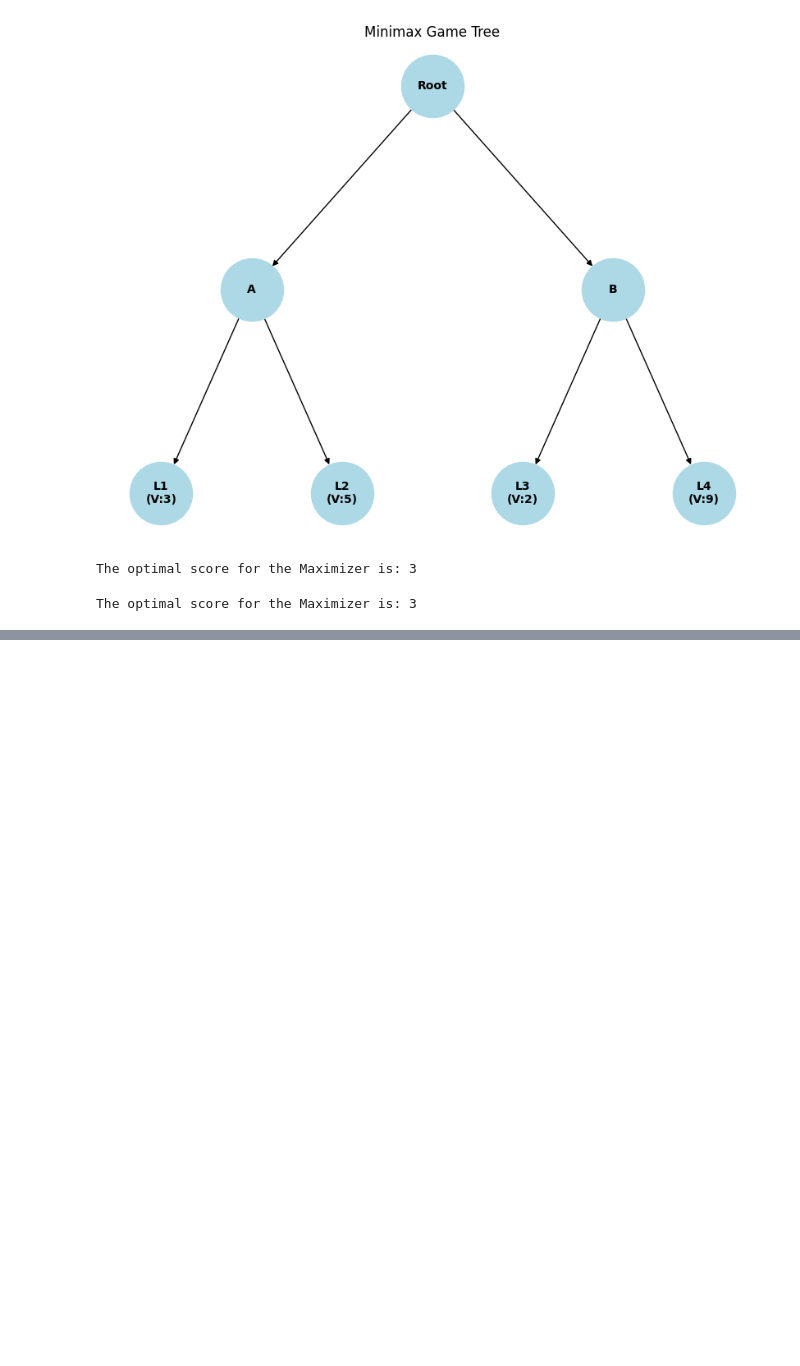
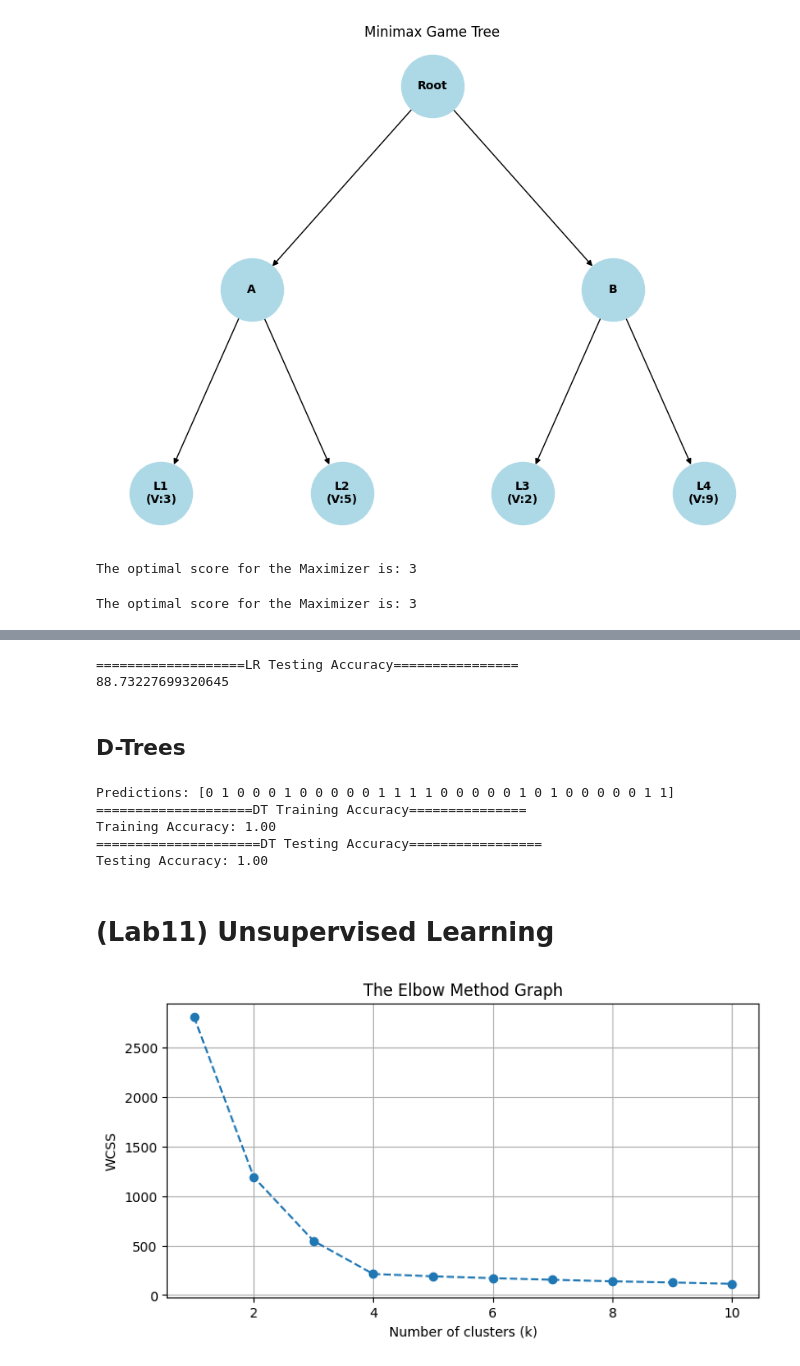
Before and after one commit to R4F4I/semester-4-FAST-K240009, a Jupyter notebook: AI/lab/final_prep/adversarial_search.ipynb, the cells around one changed output, grey strips where cells are left out. Cells and saved outputs as stored; diff of their text form; code cells hidden in the pictures; blank space fills up the shorter version.

```diff
--- a/AI/lab/final_prep/adversarial_search.ipynb
+++ b/AI/lab/final_prep/adversarial_search.ipynb
@@ -208,0 +473,68 @@ The optimal score for the Maximizer is: 3
+# %%
+from sklearn.metrics import r2_score
+print('===================LR Testing Accuracy================')
+teachLR = r2_score(y_test, PredictionLR)
+testingAccLR = teachLR * 100
+print(testingAccLR)
+# %% [output]
+===================LR Testing Accuracy================
+88.73227699320645
+# %% [markdown]
+## D-Trees
+# %%
+from sklearn.tree import DecisionTreeClassifier
+# Initialize the DecisionTreeClassifier
+DT = DecisionTreeClassifier()
+# Train the model
+ModelDT = DT.fit(x_train, y_train)
+# Model Testing (Prediction)
+PredictionDT = DT.predict(x_test)
+print('Predictions:', PredictionDT)
+
+# Model Training Accuracy
+print('====================DT Training Accuracy===============')
+tracDT = DT.score(x_train, y_train) # The score method gives accuracy directly
+print(f'Training Accuracy: {tracDT:.2f}')
+# Model Testing Accuracy
+print('=====================DT Testing Accuracy=================')
+teacDT = accuracy_score(y_test, PredictionDT)
+print(f'Testing Accuracy: {teacDT:.2f}')
+# %% [output]
+Predictions: [0 1 0 0 0 1 0 0 0 0 0 1 1 1 1 0 0 0 0 0 1 0 1 0 0 0 0 0 1 1]
+====================DT Training Accuracy===============
+Training Accuracy: 1.00
+=====================DT Testing Accuracy=================
+Testing Accuracy: 1.00
+# %% [markdown]
+# (Lab11) Unsupervised Learning
+# %%
+import numpy as np
+import matplotlib.pyplot as plt
+from sklearn.cluster import KMeans
+from sklearn.datasets import make_blobs
+
+# 1. Generate Synthetic Data (Simulating our 'Customers')
+# We create 300 points naturally grouping into 4 clusters
+X, _ = make_blobs(n_samples=300, centers=4, cluster_std=0.60, random_state=0)
+
+# ==========================================
+# Phase 1: The Elbow Method
+# ==========================================
+wcss_list = [] # Within-Cluster Sum of Square
+
+# Test 1 to 10 clusters to find the "elbow"
+for i in range(1, 11):
+    kmeans = KMeans(n_clusters=i, init='k-means++', n_init=10, random_state=42)
+    kmeans.fit(X)
+    wcss_list.append(kmeans.inertia_)
+
+# Plot the Elbow Graph
+plt.figure(figsize=(8, 4))
+plt.plot(range(1, 11), wcss_list, marker='o', linestyle='--')
+plt.title('The Elbow Method Graph')
+plt.xlabel('Number of clusters (k)')
+plt.ylabel('WCSS')
+plt.grid(True)
+plt.show()
+# %% [output]
+[figure, added]
```
Also changed, not shown: parts of 18 cells of this notebook.
